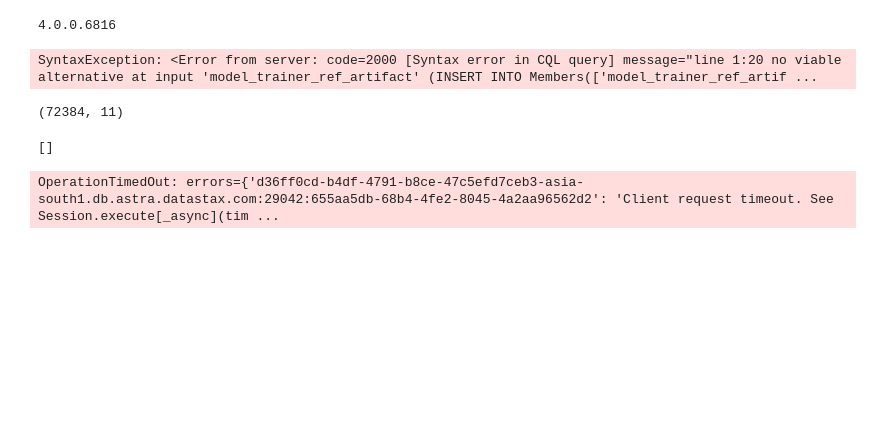
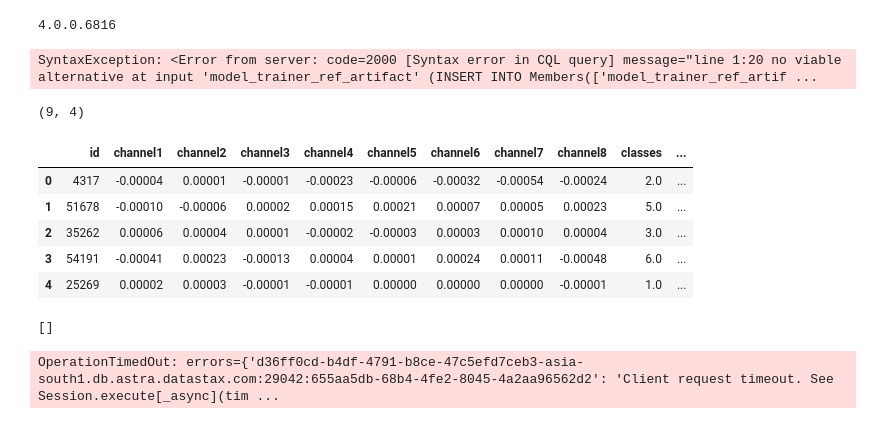
Before and after one commit to Prakhyath07/Gesture_prediction, a Jupyter notebook: notebook/EDA.ipynb, the cells around one changed output. Saved outputs shown, nothing was run; the diff lists cells and outputs as text; code cells hidden in the pictures; blank space fills up the shorter version.

```diff
--- a/notebook/EDA.ipynb
+++ b/notebook/EDA.ipynb
@@ -551,6 +551,8 @@ SyntaxException: <Error from server: code=2000 [Syntax error in CQL query] messa
 row=session.execute("select * from gesture_sensor;")
 # for i in row:
 #     print(i)
+# %%
+row=session.execute("SELECT * FROM system_schema.keyspaces;")
 # %%
 import pandas as pd
 # %%
@@ -558,7 +560,16 @@ dfe = pd.DataFrame(list(row.all()))
 # %%
 dfe.shape
 # %% [output]
-(72384, 11)
+(9, 4)
+# %%
+dfe.head()
+# %% [output]
+|  | id | channel1 | channel2 | channel3 | channel4 | channel5 | channel6 | channel7 | channel8 | classes | ... |
+| 0 | 4317 | -0.00004 | 0.00001 | -0.00001 | -0.00023 | -0.00006 | -0.00032 | -0.00054 | -0.00024 | 2.0 | ... |
+| 1 | 51678 | -0.00010 | -0.00006 | 0.00002 | 0.00015 | 0.00021 | 0.00007 | 0.00005 | 0.00023 | 5.0 | ... |
+| 2 | 35262 | 0.00006 | 0.00004 | 0.00001 | -0.00002 | -0.00003 | 0.00003 | 0.00010 | 0.00004 | 3.0 | ... |
+| 3 | 54191 | -0.00041 | 0.00023 | -0.00013 | 0.00004 | 0.00001 | 0.00024 | 0.00011 | -0.00048 | 6.0 | ... |
+| 4 | 25269 | 0.00002 | 0.00003 | -0.00001 | -0.00001 | 0.00000 | 0.00000 | 0.00000 | -0.00001 | 1.0 | ... |
 # %%
 list(row.all())
 # %% [output]
```
Also changed, not shown: 4 other files.
